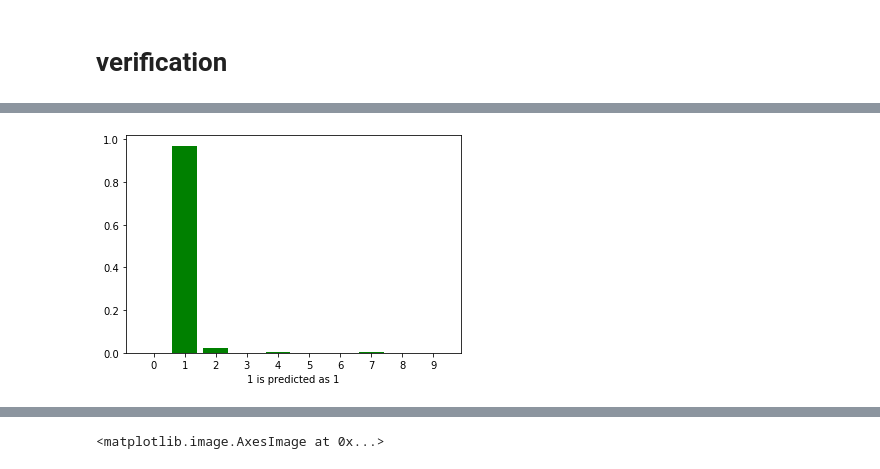
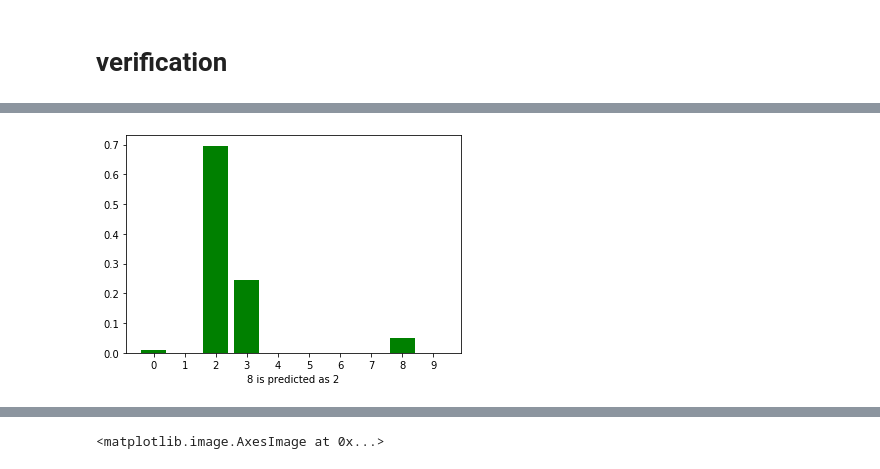
Before and after one commit to dakshverma2411/digit-prediction-cnn, a Jupyter notebook: digit_prediction.ipynb, the cells around one changed output, grey strips where cells are left out. Cells and saved outputs as stored; diff of their text form; code cells hidden in the pictures.

```diff
--- a/digit_prediction.ipynb
+++ b/digit_prediction.ipynb
@@ -78,7 +78,7 @@ from tensorflow.keras import layers
 # %%
 model=tf.keras.Sequential()
 # %%
-model.add(tf.keras.layers.Conv2D(filters=64,kernel_size=(3,3),input_shape=(64,64,1),activation='relu',kernel_regularizer='l2'))
+model.add(tf.keras.layers.Conv2D(filters=32,kernel_size=(3,3),input_shape=(32,32,1),activation='relu',kernel_regularizer='l2'))
 # %%
 model.add(tf.keras.layers.MaxPooling2D((2, 2)))
 # %%
@@ -88,7 +88,7 @@ model.add(tf.keras.layers.MaxPooling2D((2, 2)))
 # %%
 model.add(tf.keras.layers.Flatten())
 # %%
-model.add(tf.keras.layers.Dense(1024,activation='relu',kernel_regularizer='l2'))
+model.add(tf.keras.layers.Dense(256,activation='relu',kernel_regularizer='l2'))
 # %%
 model.add(tf.keras.layers.Dense(256,activation='relu',kernel_regularizer='l2'))
 # %%
@@ -122,5 +122,5 @@ _________________________________________________________________
 # %% [markdown]
 # training
 # %%
-history=model.fit(X_train.reshape(6144,64,64,1)[1000:,:,:,:], Y_train[1000:,:], epochs=5)
+history=model.fit(X_train.reshape(6499,32,32,1)[1000:,:,:,:], Y_train[1000:,:], epochs=50)
 # %% [output]
@@ -160,4 +199,4 @@ def plot_values_array(predictions,Y):
     plt.xticks([0,1,2,3,4,5,6,7,8,9])
     plt.xlabel(f"{str(Y)} is predicted as {np.argmax(predictions)}")
 # %%
-predictions=model.predict(X_train[0:1000].reshape(1000,64,64,1))
+predictions=model.predict(X_train[0:1000].reshape(1000,32,32,1))
@@ -164,8 +279,8 @@ predictions=model.predict(X_train[0:1000].reshape(1000,64,64,1))
 # %%
-i=100
+i=99
 plot_values_array(predictions[i],np.squeeze(Y_train[i]))
 # %% [output]
-[figure, old version]
+[figure, new version]
 # %%
 plt.imshow(X_train[i])
 # %% [output]
```
Also changed, not shown: parts of 18 cells of this notebook.
